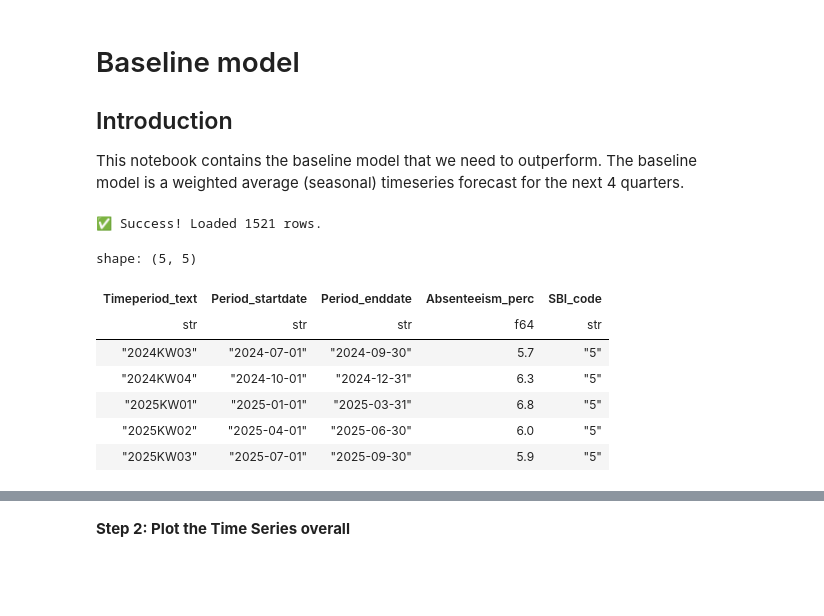
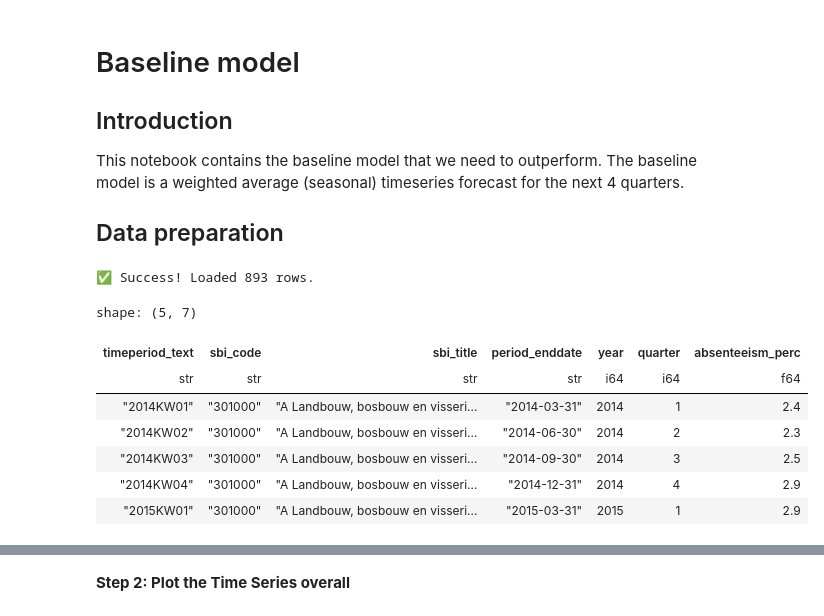
Before and after one commit to ysuurme/eaisi-uwv, a Jupyter notebook: code/baseline_model.ipynb, the cells around one changed output, grey strips where cells are left out. Drawn from its saved outputs; the diff is of its cells as text; code cells hidden in the pictures; blank space fills up the shorter version.

```diff
--- a/code/baseline_model.ipynb
+++ b/code/baseline_model.ipynb
@@ -2,9 +2,12 @@
 # Baseline model
 ## Introduction
 This notebook contains the baseline model that we need to outperform. The baseline model is a weighted average (seasonal) timeseries forecast for the next 4 quarters.
+
+## Data preparation
 # %%
 import polars as pl
 import polars.selectors as cs
+import pandas as pd
 import os
 import seaborn as sns
 import matplotlib.pyplot as plt
@@ -13,6 +16,12 @@ from sqlalchemy import create_engine  # ← add this line
 from pathlib import Path
 from config import DIR_DB_SILVER
 
+# Settings
+pl.Config(
+    tbl_cols=-1,        # Show all columns
+    tbl_rows=20,        # Show 20 rows
+    tbl_width_chars=10000  # Prevent truncation due to width limit
+)
 # --- Database Connection ---
 # Check if database exists; handle both root and 'code' directory execution
 if not DIR_DB_SILVER.exists():
@@ -23,56 +32,52 @@ if not DIR_DB_SILVER.exists():
 
 # Create a simple SQLAlchemy engine for the Silver database
 engine = create_engine(f"sqlite:///{DIR_DB_SILVER}")
 
 # SQL Query to extract and format absenteeism data
 query = """
 SELECT
-    Perioden as Timeperiod_text,
-    printf('%s-%s-01',
-        substr(Perioden, 1, 4),
-        CASE substr(Perioden, 7, 2)
-            WHEN '01' THEN '01'
-            WHEN '02' THEN '04'
-            WHEN '03' THEN '07'
-            WHEN '04' THEN '10'
-        END
-    ) AS Period_startdate,
+    Perioden as timeperiod_text,
+    BedrijfskenmerkenSBI2008  as sbi_code,
+    BedrijfskenmerkenSBI2008_Title as sbi_title,
     DATE(
         printf('%s-%s-01',
             substr(Perioden, 1, 4),
             CASE substr(Perioden, 7, 2)
                 WHEN '01' THEN '01'
                 WHEN '02' THEN '04'
                 WHEN '03' THEN '07'
                 WHEN '04' THEN '10'
             END
         ),
         '+3 months',
         '-1 day'
-    ) AS Period_enddate,
-    CAST(Ziekteverzuimpercentage_1 AS REAL) as Absenteeism_perc,
-    BedrijfskenmerkenSBI2008_CategoryGroupID as SBI_code
+    ) AS period_enddate,
+    CAST(substr(Perioden, 1, 4) as INTEGER) as "year",
+    CAST(substr(Perioden, 8, 1) as INTEGER) as "quarter",
+    CAST(Ziekteverzuimpercentage_1 AS REAL) as absenteeism_perc
 FROM "80072ned_silver"
 WHERE Perioden NOT LIKE '%JJ%'
-AND Period_startdate >= '2016-01-01'
+AND substr(Perioden, 1, 4) >= '2014'
+AND UPPER(BedrijfskenmerkenSBI2008_Title) GLOB '[A-U] *'
+order by sbi_code, Period_enddate asc
 """
 
 # Load into Polars DataFrame
 with engine.connect() as conn:
     df_org = pl.read_database(query=query, connection=conn)
 
 print(f"✅ Success! Loaded {len(df_org)} rows.")
 df_org.head()
 # %% [output]
-✅ Success! Loaded 1521 rows.
+✅ Success! Loaded 893 rows.
-shape: (5, 5)
+shape: (5, 7)
-| Timeperiod_text | Period_startdate | Period_enddate | Absenteeism_perc | SBI_code |
-| str | str | str | f64 | str |
-| "2024KW03" | "2024-07-01" | "2024-09-30" | 5.7 | "5" |
-| "2024KW04" | "2024-10-01" | "2024-12-31" | 6.3 | "5" |
-| "2025KW01" | "2025-01-01" | "2025-03-31" | 6.8 | "5" |
-| "2025KW02" | "2025-04-01" | "2025-06-30" | 6.0 | "5" |
-| "2025KW03" | "2025-07-01" | "2025-09-30" | 5.9 | "5" |
+| timeperiod_text | sbi_code | sbi_title | period_enddate | year | quarter | absenteeism_perc |
+| str | str | str | str | i64 | i64 | f64 |
+| "2014KW01" | "301000" | "A Landbouw, bosbouw en visseri… | "2014-03-31" | 2014 | 1 | 2.4 |
+| "2014KW02" | "301000" | "A Landbouw, bosbouw en visseri… | "2014-06-30" | 2014 | 2 | 2.3 |
+| "2014KW03" | "301000" | "A Landbouw, bosbouw en visseri… | "2014-09-30" | 2014 | 3 | 2.5 |
+| "2014KW04" | "301000" | "A Landbouw, bosbouw en visseri… | "2014-12-31" | 2014 | 4 | 2.9 |
+| "2015KW01" | "301000" | "A Landbouw, bosbouw en visseri… | "2015-03-31" | 2015 | 1 | 2.9 |
 # %%
 df_modified = df_org.with_columns(
     # Convert columns ending with 'date' to Date type
```
Also changed, not shown: parts of 20 cells of this notebook, 1 other file.
